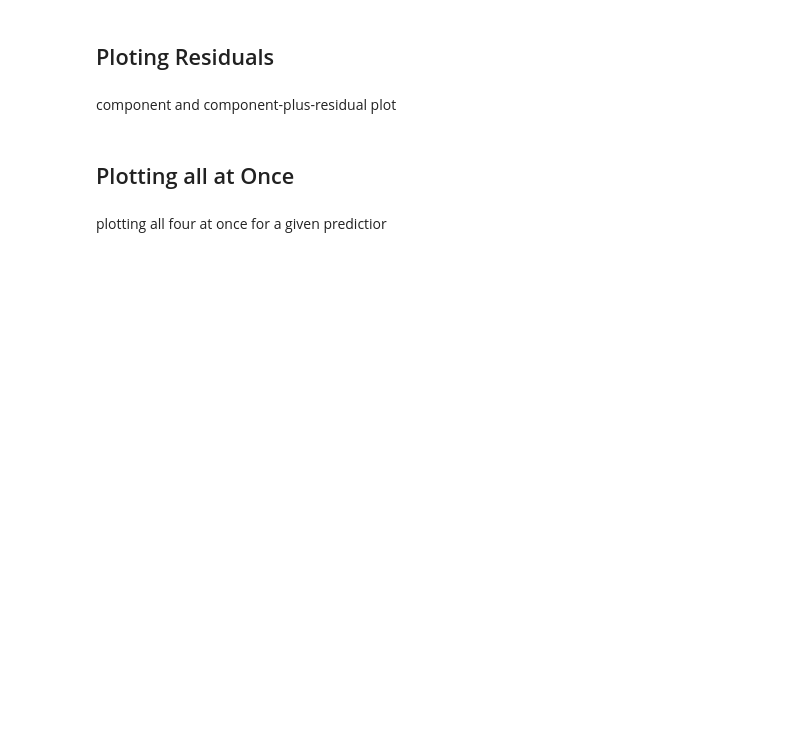
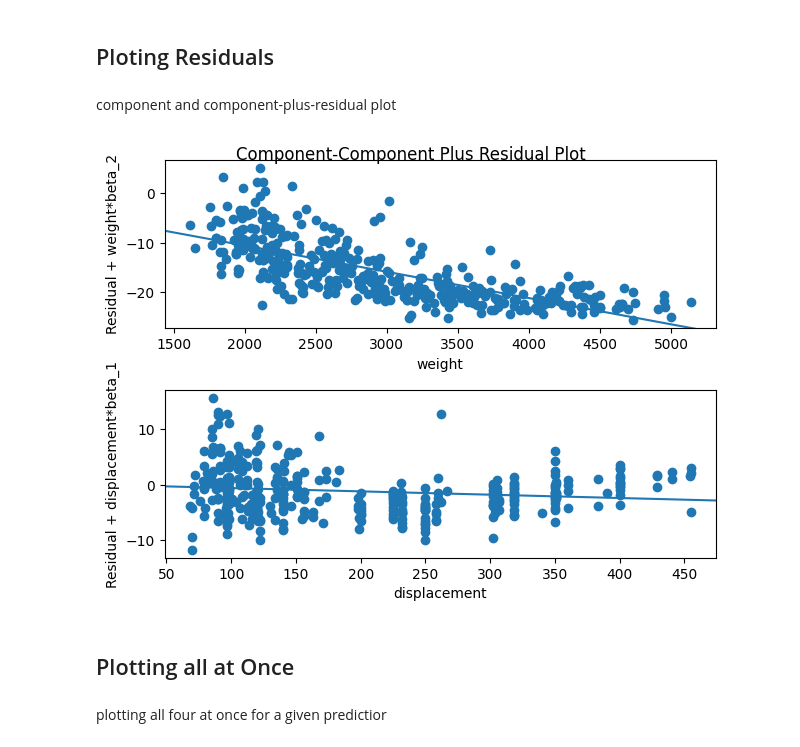
Before and after one commit to karusamuel/multilinear_reg_ols, a Jupyter notebook: index.ipynb, the cells around one changed output. Saved outputs shown, nothing was run; the diff lists cells and outputs as text; code cells hidden in the pictures; blank space fills up the shorter version.

```diff
--- a/index.ipynb
+++ b/index.ipynb
@@ -214,3 +223,10 @@ component and component-plus-residual plot
+# %%
+# ccpr plot
+
+sm.graphics.plot_ccpr_grid(ols_multi_results,["weight","displacement"])
+plt.show()
+# %% [output]
+[figure, added]
 # %% [markdown]
 ## Plotting all at Once
 # %% [markdown]
```
Also changed, not shown: parts of 11 cells of this notebook.
